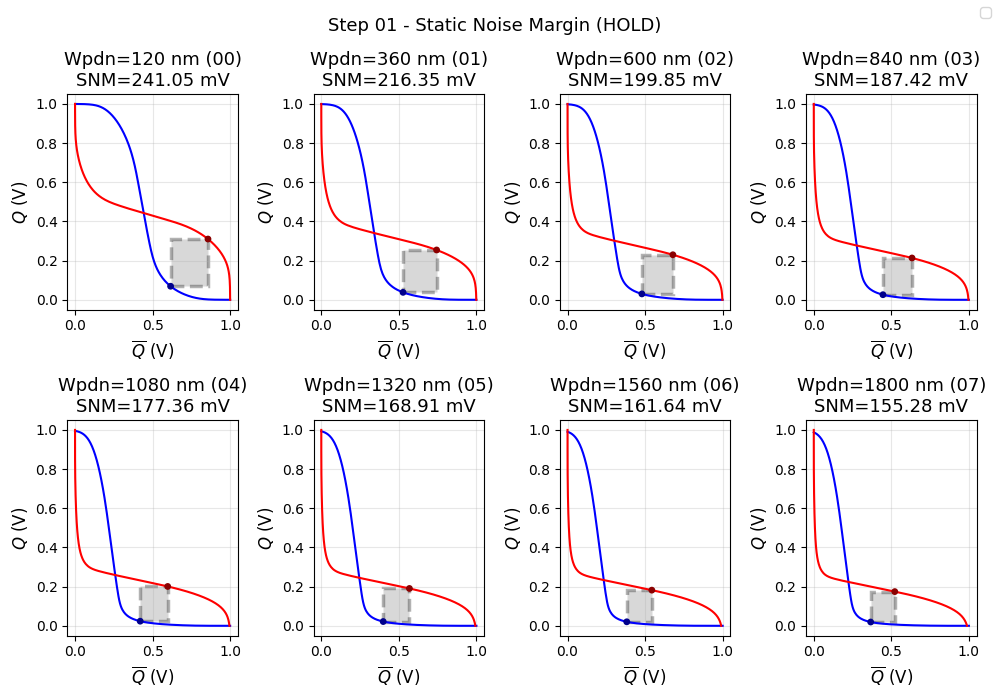
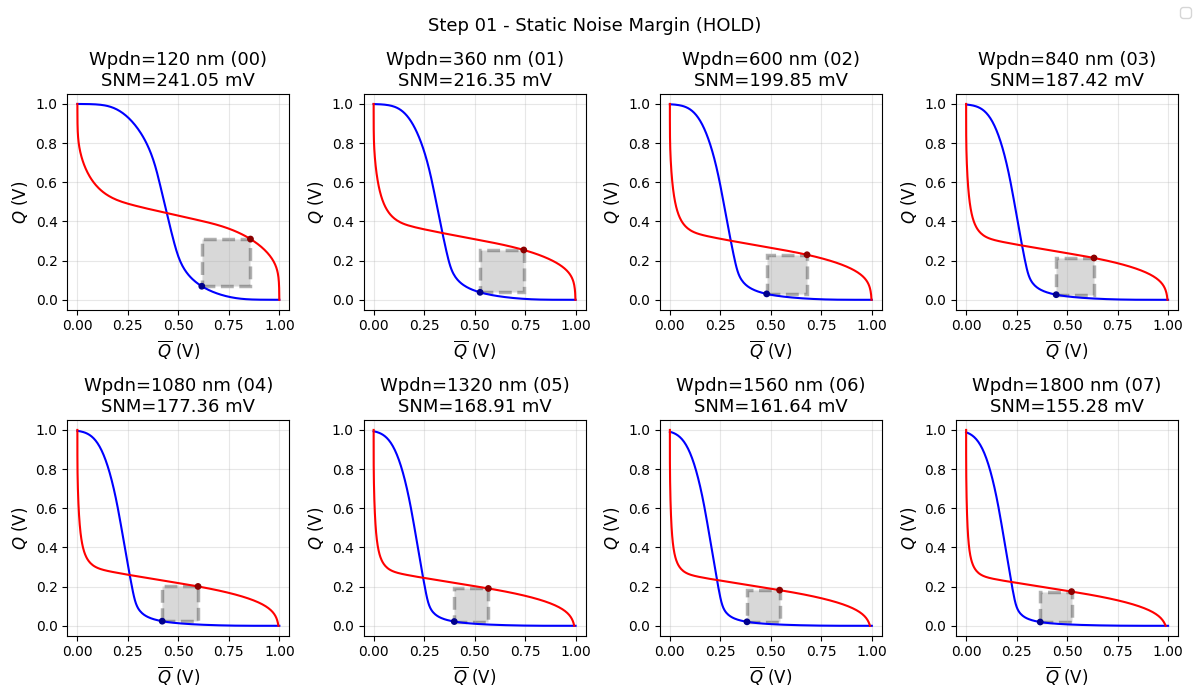
Code edit (unified diff) that turned the first committed figure into the second:
--- before
+++ after
@@ -34,5 +34,5 @@
     ax.grid(True, alpha=0.3)
 
-fig, axs = plt.subplots(2, 4, figsize=(10, 7))
+fig, axs = plt.subplots(2, 4, figsize=(12, 7))
 fig.suptitle("Step 01 - Static Noise Margin (HOLD)", fontsize=13)
 fig.legend()
@@ -51,5 +51,5 @@
 plt.show()
 
-fig, axs = plt.subplots(2, 4, figsize=(10, 7))
+fig, axs = plt.subplots(2, 4, figsize=(12, 7))
 fig.suptitle("Step 01 - Static Noise Margin (READ)", fontsize=13)
 fig.legend()

Commit: chore(project-02): Added Step 02